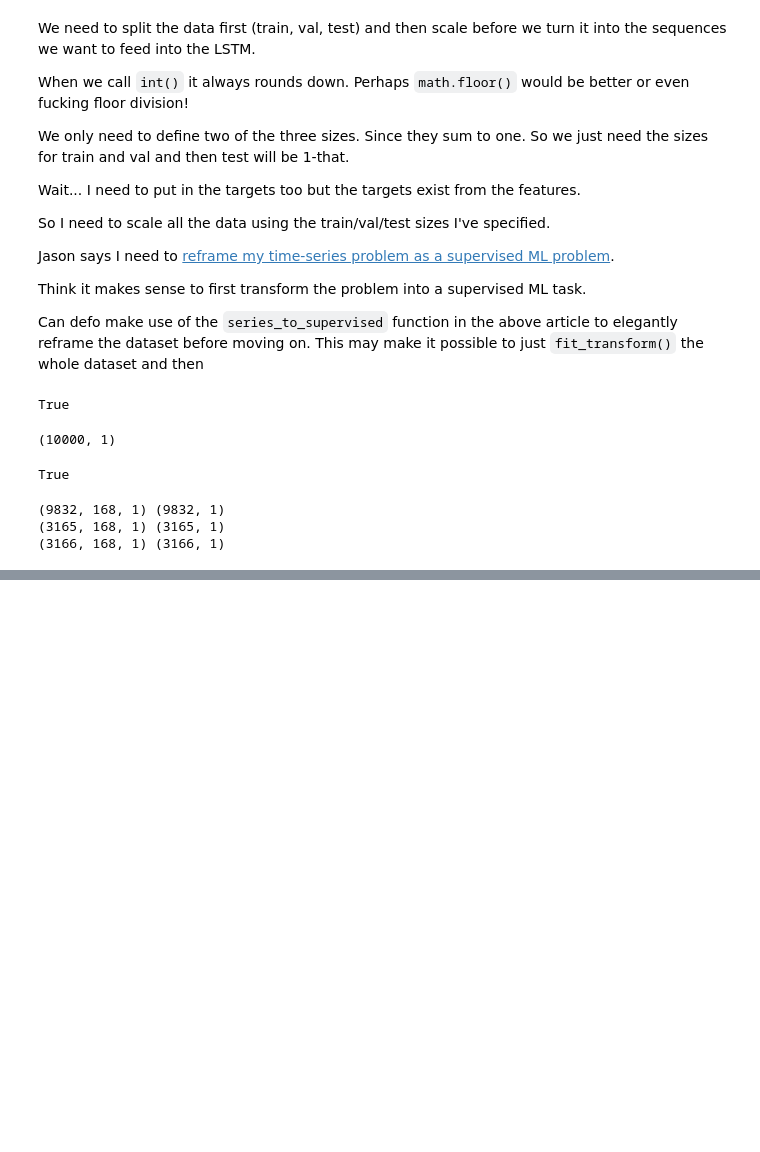
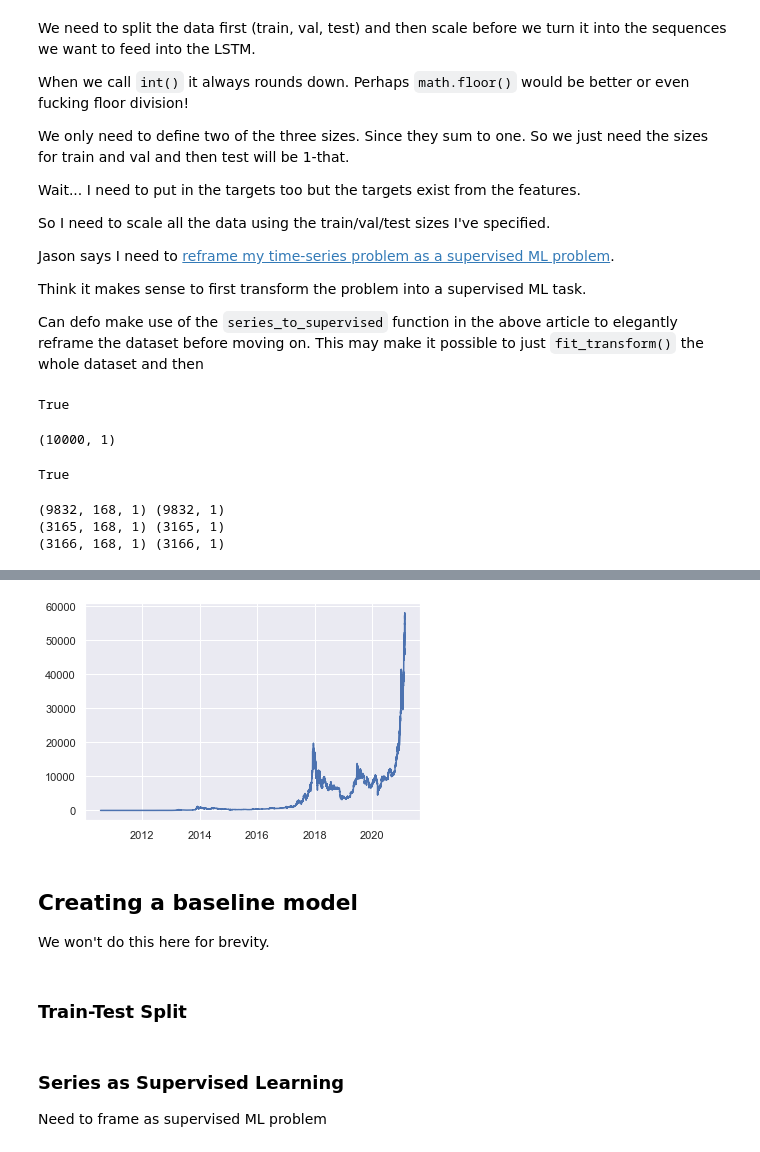
Before and after one commit to codeananda/bitcoin_price_predictor, a Jupyter notebook: price_predictor/keras_price_predictor.ipynb, the cells around one changed output, grey strips where cells are left out. Saved outputs shown, nothing was run; the diff lists cells and outputs as text; code cells hidden in the pictures; blank space fills up the shorter version.

```diff
--- a/price_predictor/keras_price_predictor.ipynb
+++ b/price_predictor/keras_price_predictor.ipynb
@@ -500,0 +578,2 @@ print(X_test.shape, y_test.shape)
+# %%
+c_nans_removed = price.c.dropna()
@@ -500,0 +588,11 @@ print(X_test.shape, y_test.shape)
+# %%
+plt.plot(c_nans_removed)
+plt.show()
+# %% [output]
+[figure, added]
+# %% [markdown]
+## Creating a baseline model
+
+We won't do this here for brevity.
+# %% [markdown]
+### Train-Test Split
@@ -500,0 +607,4 @@ print(X_test.shape, y_test.shape)
+# %% [markdown]
+### Series as Supervised Learning
+
+Need to frame as supervised ML problem
```
Also changed, not shown: parts of 33 cells of this notebook.
